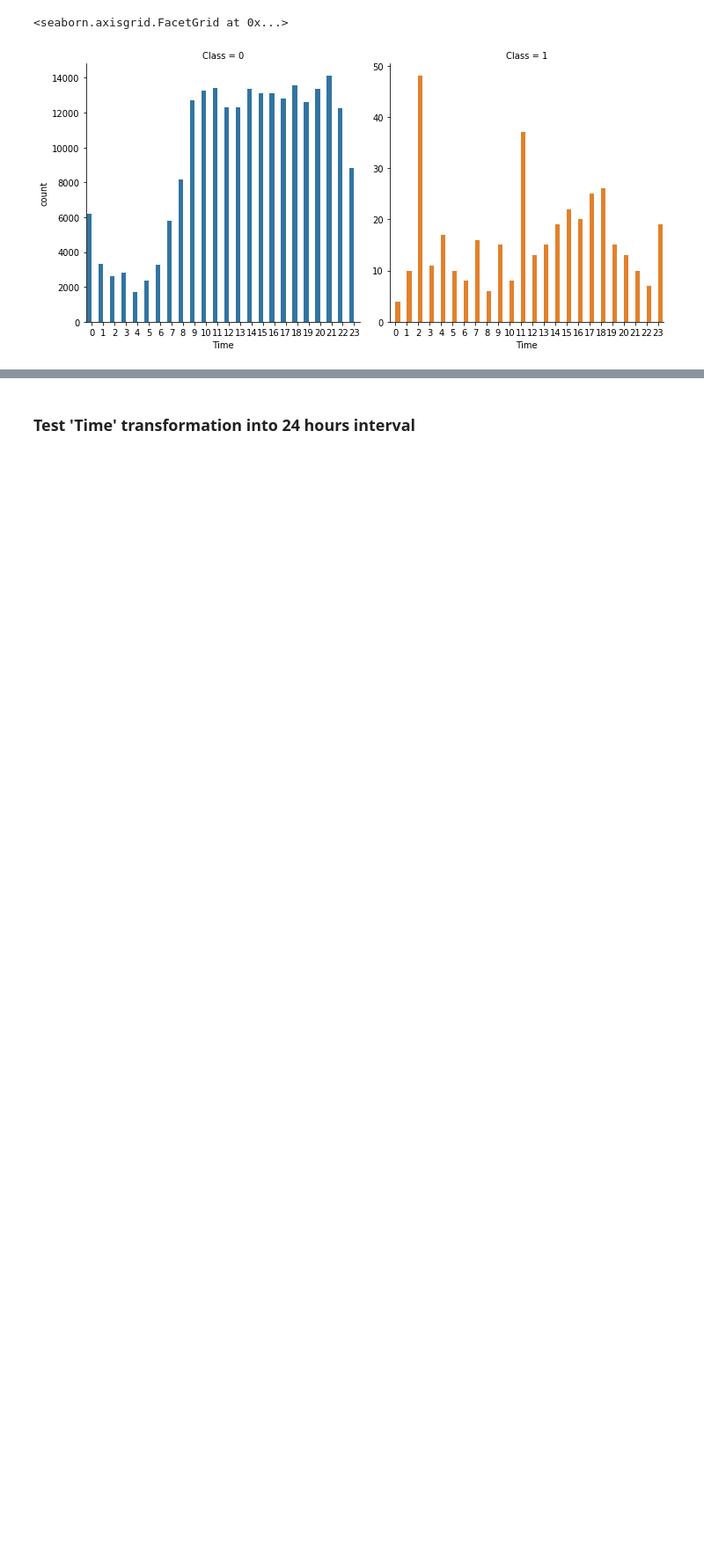
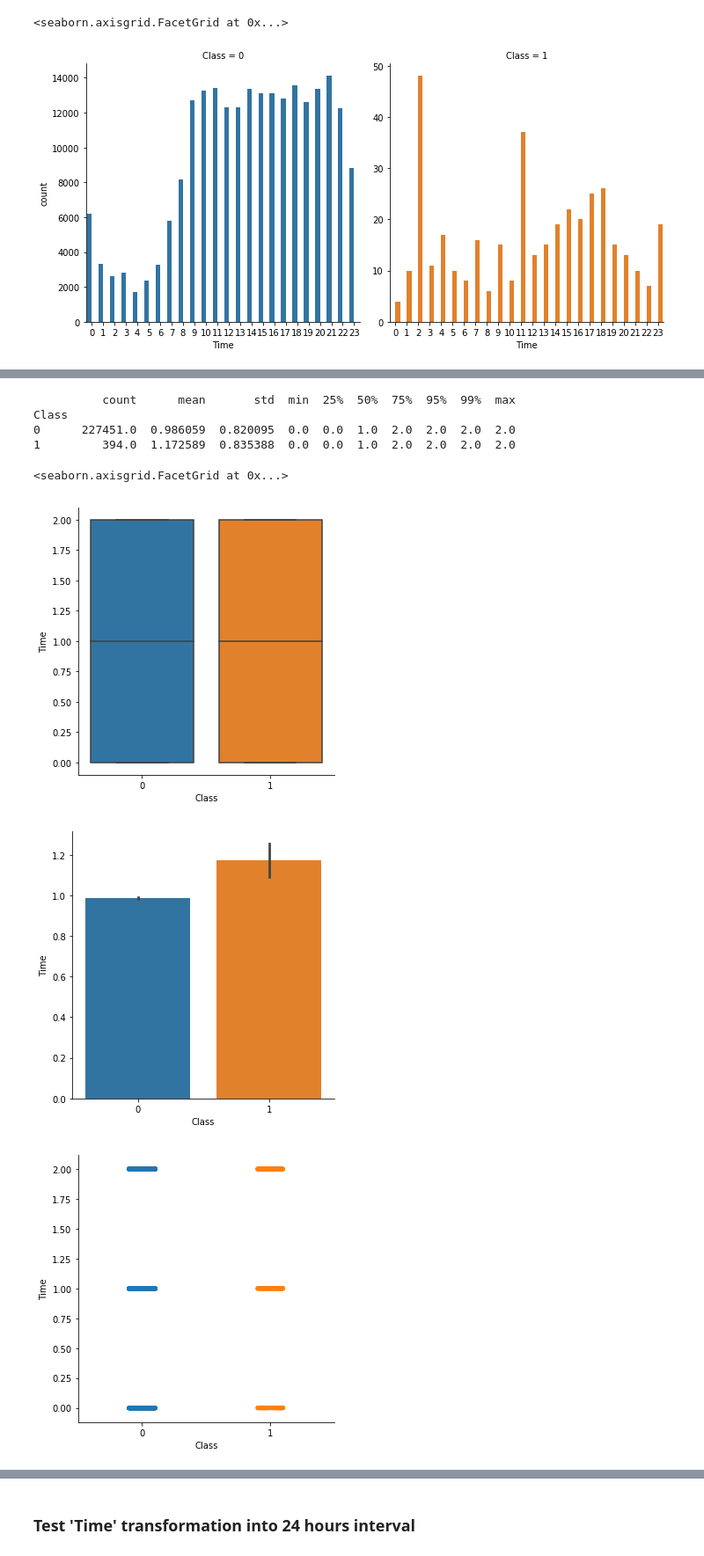
Before and after one commit to mhackampari/fraud-detection-ml, a Jupyter notebook: Fraud detection management.ipynb, the cells around one changed output, grey strips where cells are left out. Shown: that part at 88% size. Cells and saved outputs as stored; diff of their text form; code cells hidden in the pictures; blank space fills up the shorter version.

```diff
--- a/Fraud detection management.ipynb
+++ b/Fraud detection management.ipynb
@@ -293,0 +380,26 @@ sb.catplot(x="Time", col="Class", col_wrap=2,
+# %%
+data_training_time = training_data_df.loc[:, ['Time', 'Class']]
+data_training_time.loc[:, 'Time'] = data_training_time.loc[:, 'Time'].apply(lambda x: int(x / 3600 % 3))
+print(data_training_time.groupby("Class")["Time"].describe(percentiles=[.25, .5, .75, .95, .99]))
+sb.catplot(x="Class", y="Time", kind="box", data=data_training_time)
+sb.catplot(x="Class", y="Time", kind="bar", data=data_training_time)
+sb.catplot(x="Class", y="Time", data=data_training_time)
+sb.pairplot(data_training_time, kind='hist', x_vars='Time', y_vars='Time', hue="Class")
+
+time_grp = data_training_time.groupby(["Time", "Class"])['Class']
+time=time_grp.size().unstack(level=1)
+class1 = time.iloc[:, 1]
+time.plot(kind='bar', subplots=True)
+
+sb.catplot(x="Time", col="Class", col_wrap=2,
+                data=data_training_time, dodge=True,
+                kind="count", sharey=False, hue="Class")
+# %% [output]
+          count      mean       std  min  25%  50%  75%  95%  99%  max
+Class
+0      227451.0  0.986059  0.820095  0.0  0.0  1.0  2.0  2.0  2.0  2.0
+1         394.0  1.172589  0.835388  0.0  0.0  1.0  2.0  2.0  2.0  2.0
+<seaborn.axisgrid.FacetGrid at 0x...>
+[figure, added]
+[figure, added]
+[figure, added]
```
Also changed, not shown: parts of 20 cells of this notebook.
